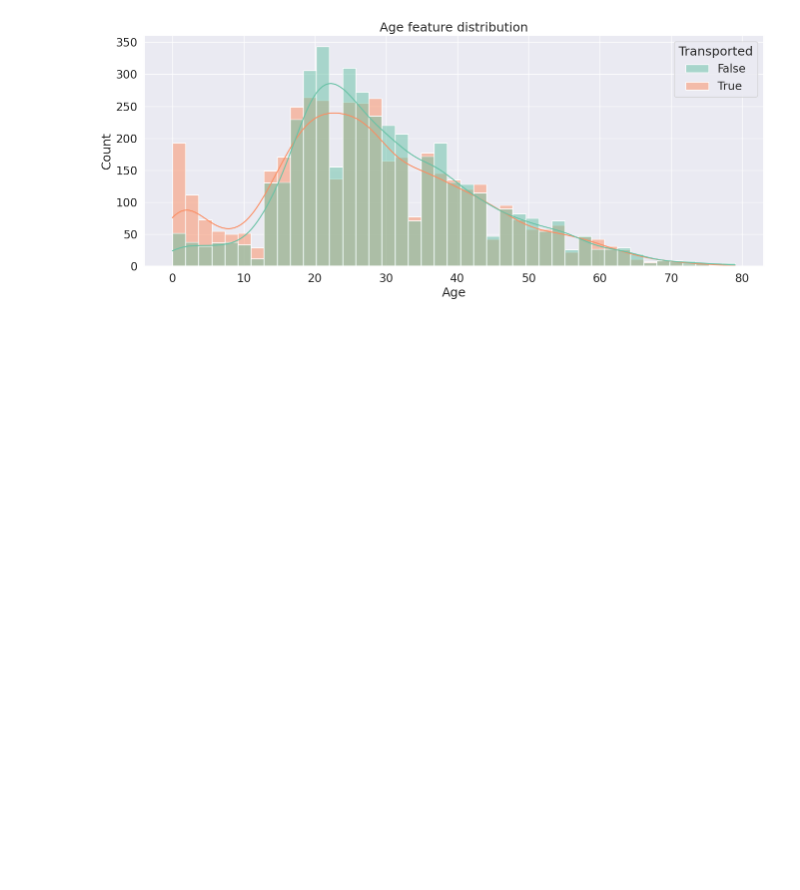
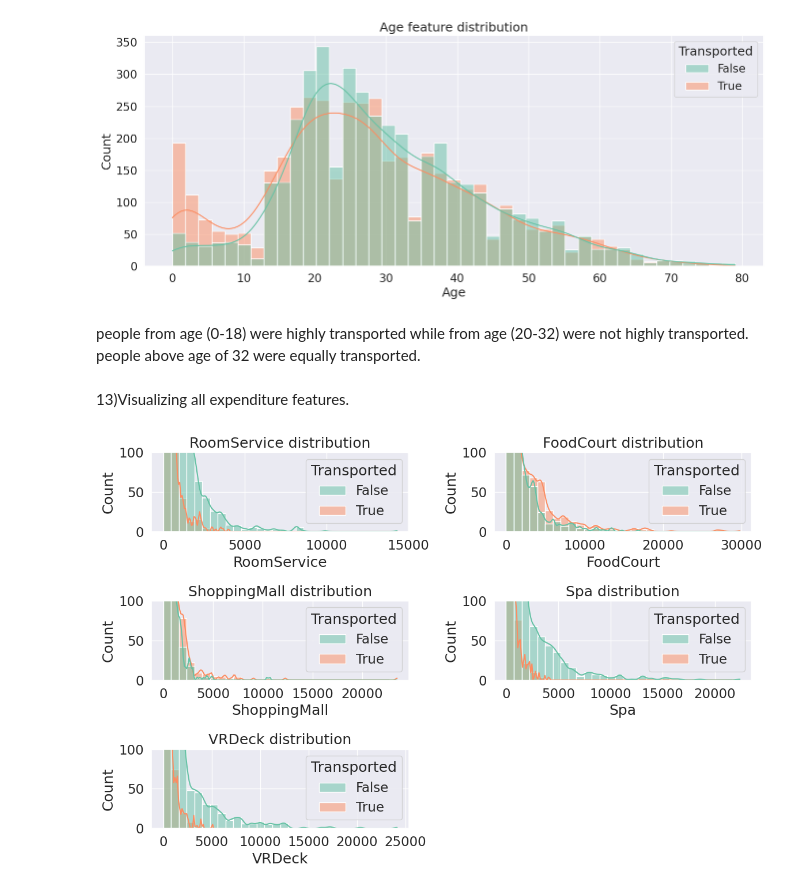
Before and after one commit to santr4/ml_projects, a Jupyter notebook: Spaceship Titanic/Spaceship_Titanic.ipynb, the cells around one changed output. Cells and saved outputs as stored; diff of their text form; code cells hidden in the pictures; blank space fills up the shorter version.

Commit message:
visualizing expenditure features using histogram

```diff
--- a/Spaceship Titanic/Spaceship_Titanic.ipynb
+++ b/Spaceship Titanic/Spaceship_Titanic.ipynb
@@ -288,3 +288,20 @@ plt.title("Age feature distribution")
 # %% [output]
 Text(0.5, 1.0, 'Age feature distribution')
 [figure]
+# %% [markdown]
+people from age (0-18) were highly transported while from age (20-32) were not highly transported.
+people above age of 32 were equally transported.
+# %% [markdown]
+13)Visualizing all expenditure features.
+# %%
+exp_cols = ["RoomService","FoodCourt","ShoppingMall","Spa","VRDeck"]
+
+plt.figure(figsize=(12,8))
+for idx,column in enumerate(exp_cols):
+    plt.subplot(3,2,idx+1)
+    sns.histplot(x=column,hue="Transported",data=train_df,bins=30,kde=True,palette="Set2")
+    plt.title(f"{column} distribution")
+    plt.ylim(0,100)
+    plt.tight_layout()
+# %% [output]
+[figure, added]
```
Also changed, not shown: parts of 1 cell of this notebook.
